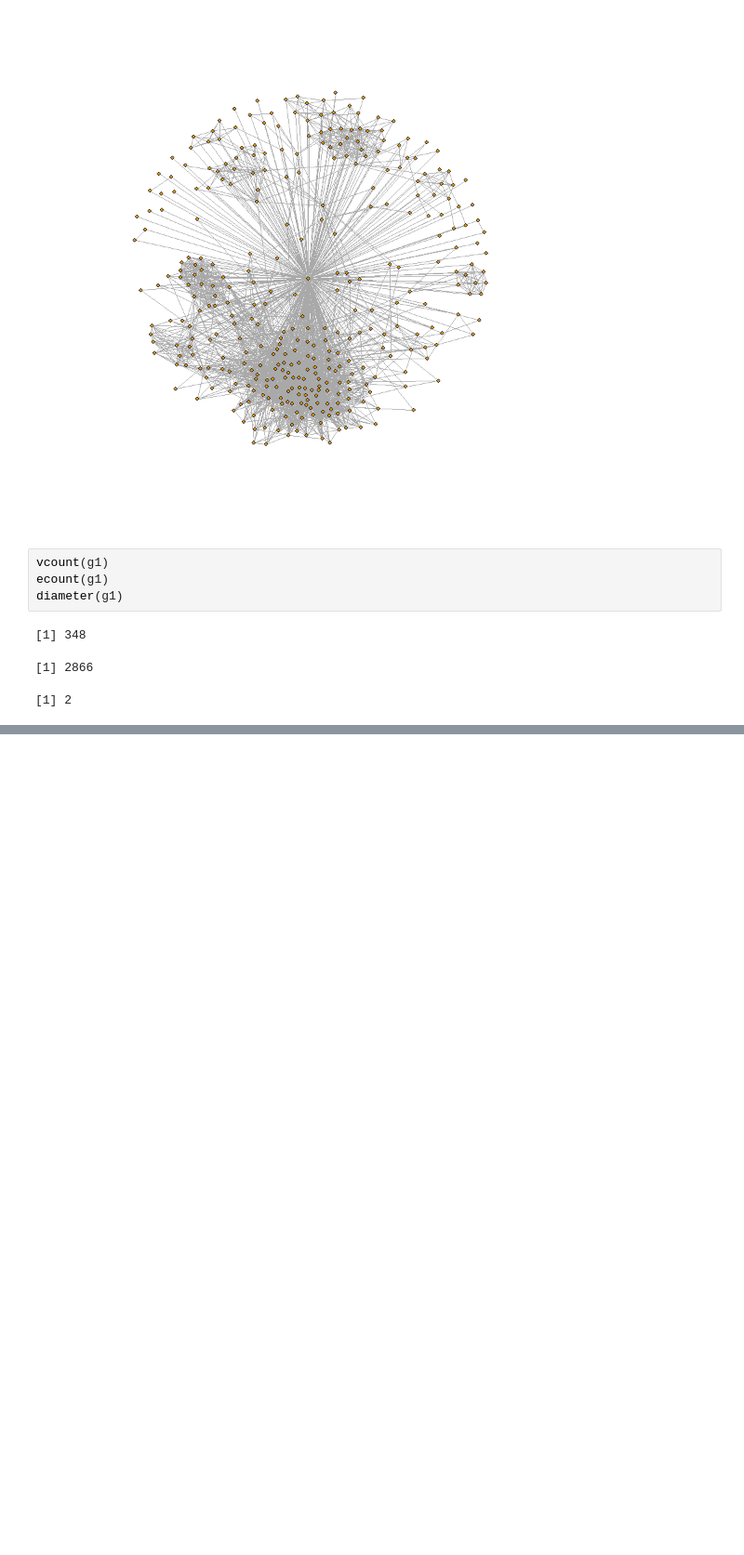
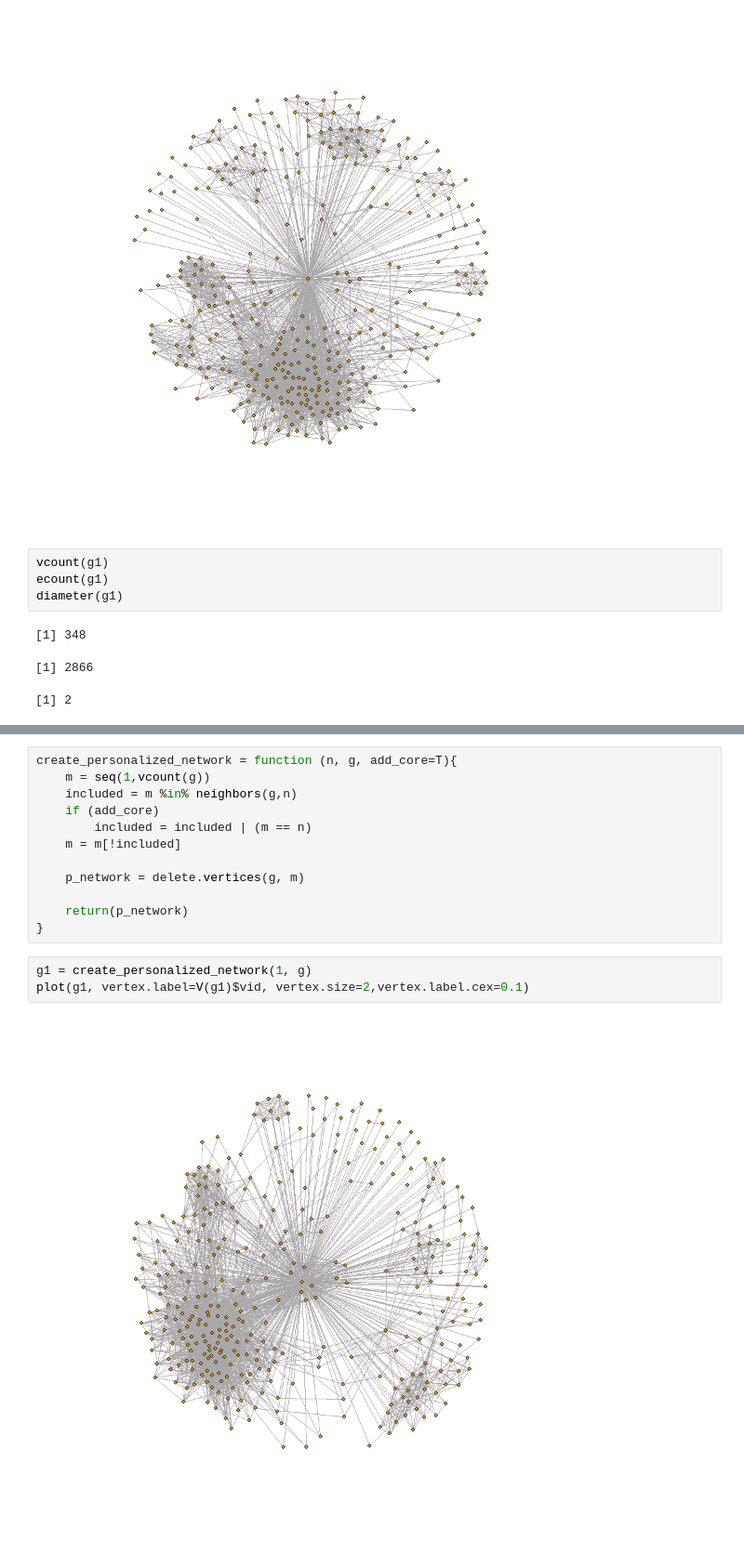
Before and after one commit to jimmery/SocialGraphs, a Jupyter notebook: Project 2 Work.ipynb, the cells around one changed output, grey strips where cells are left out. Shown at 93% size. Saved outputs shown, nothing was run; the diff lists cells and outputs as text; blank space fills up the shorter version.

```diff
--- a/Project 2 Work.ipynb
+++ b/Project 2 Work.ipynb
@@ -64,0 +190,17 @@ diameter(g1)
+# %%
+create_personalized_network = function (n, g, add_core=T){
+    m = seq(1,vcount(g))
+    included = m %in% neighbors(g,n)
+    if (add_core)
+        included = included | (m == n)
+    m = m[!included]
+
+    p_network = delete.vertices(g, m)
+
+    return(p_network)
+}
+# %%
+g1 = create_personalized_network(1, g)
+plot(g1, vertex.label=V(g1)$vid, vertex.size=2,vertex.label.cex=0.1)
+# %% [output]
+[figure, added]
```
Also changed, not shown: parts of 13 cells of this notebook, 2 other files.
